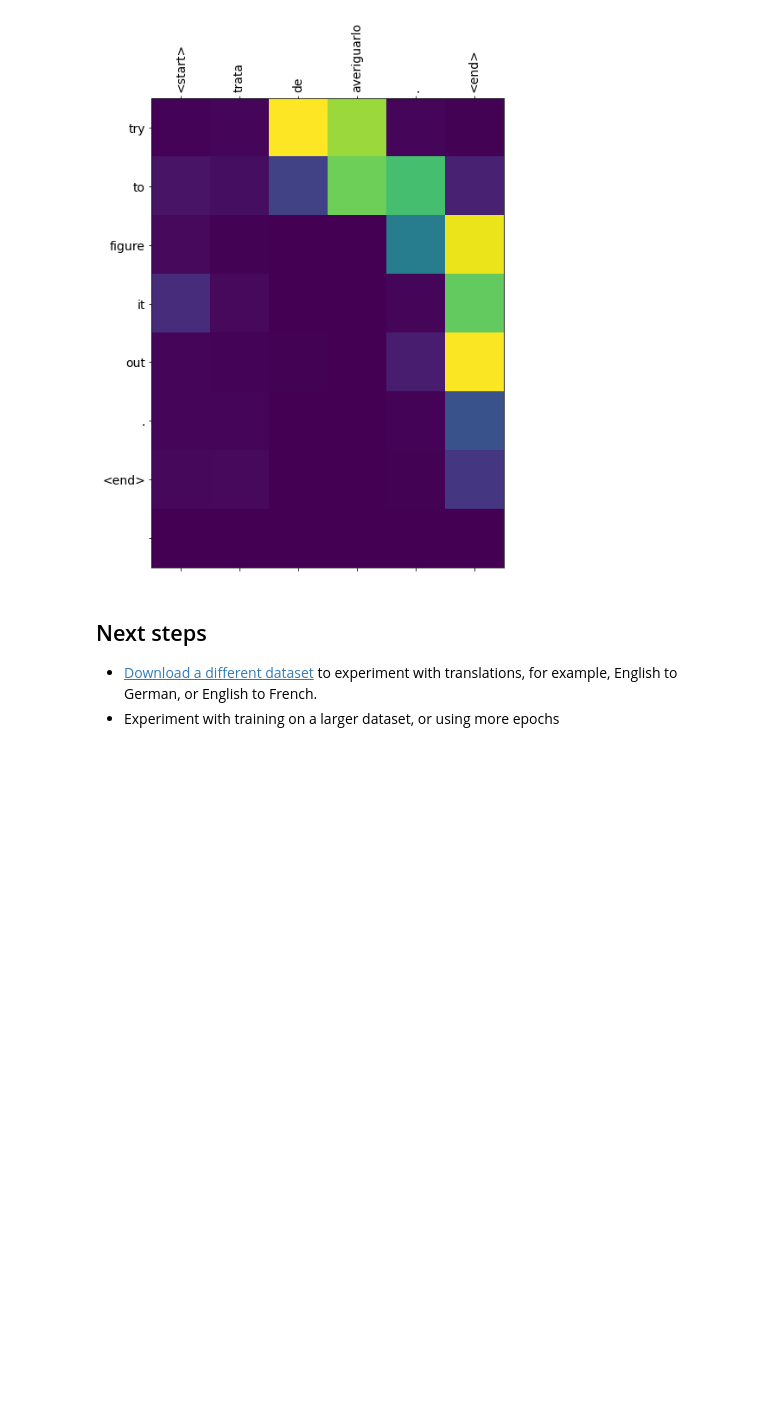
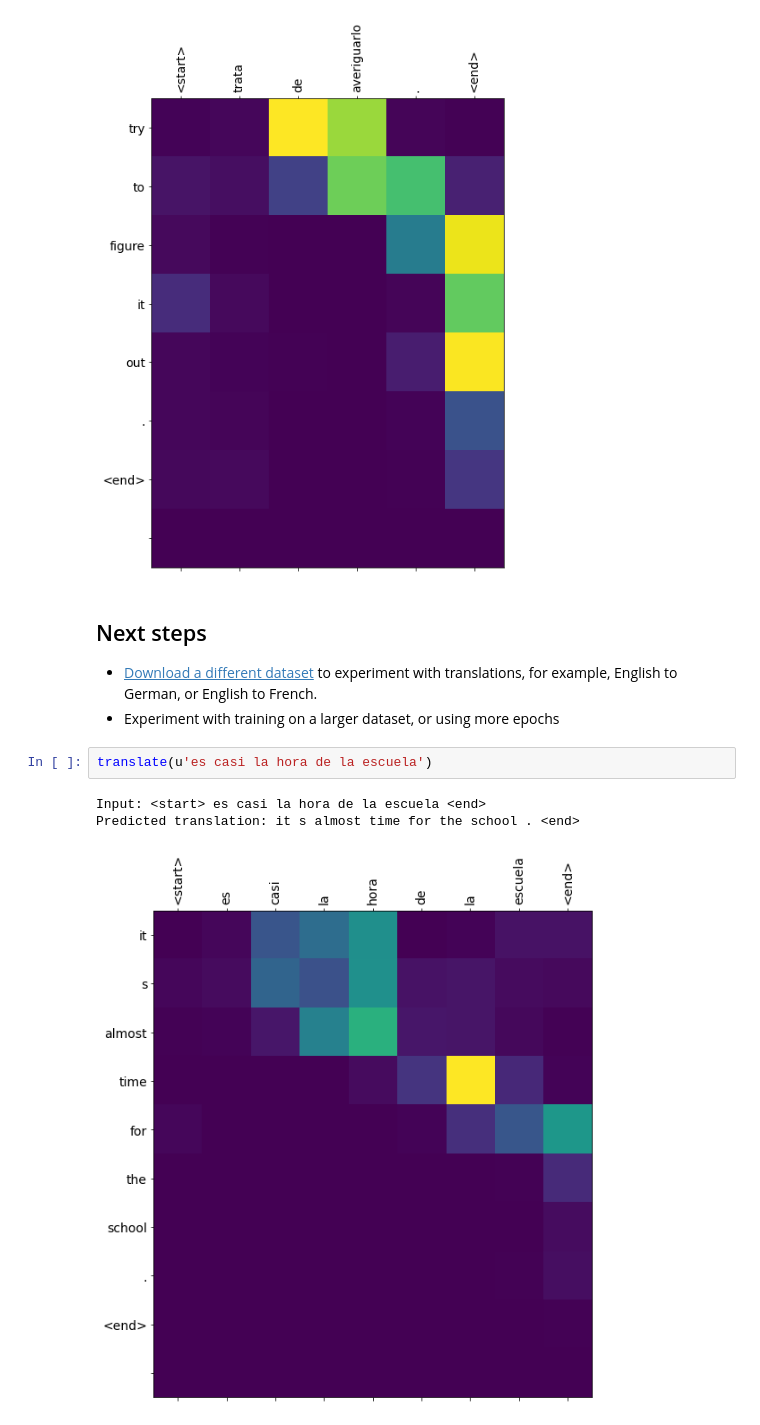
Before and after one commit to Niko-k98/Machine-Learning-class, a Jupyter notebook: nmt_with_attention.ipynb, the cells around one changed output. Cells and saved outputs as stored; diff of their text form; blank space fills up the shorter version.

```diff
--- a/nmt_with_attention.ipynb
+++ b/nmt_with_attention.ipynb
@@ -581,3 +581,9 @@ Predicted translation: try to figure it out . <end>
 
 * [Download a different dataset](http://www.manythings.org/anki/) to experiment with translations, for example, English to German, or English to French.
 * Experiment with training on a larger dataset, or using more epochs
+# %%
+translate(u'es casi la hora de la escuela')
+# %% [output]
+Input: <start> es casi la hora de la escuela <end>
+Predicted translation: it s almost time for the school . <end>
+[figure, added]
```
Also changed, not shown: parts of 3 cells of this notebook.
